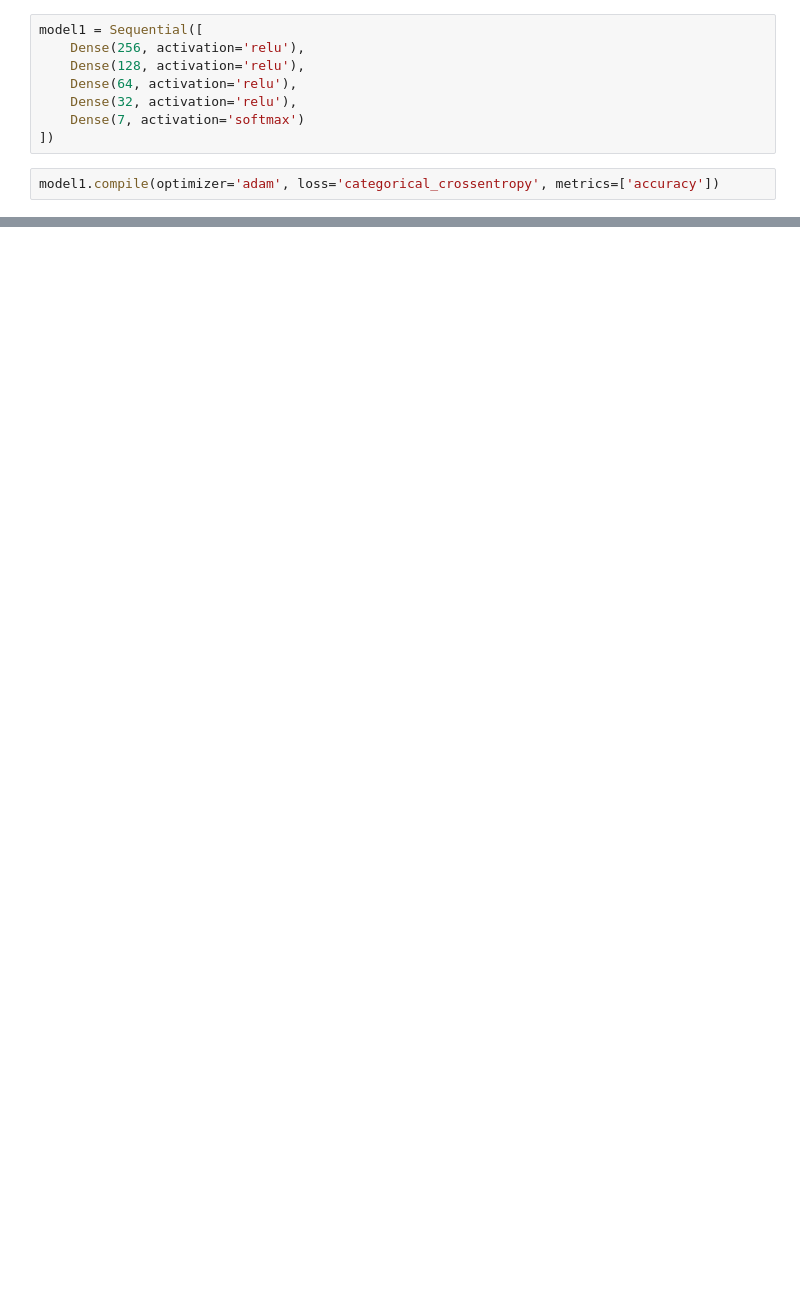
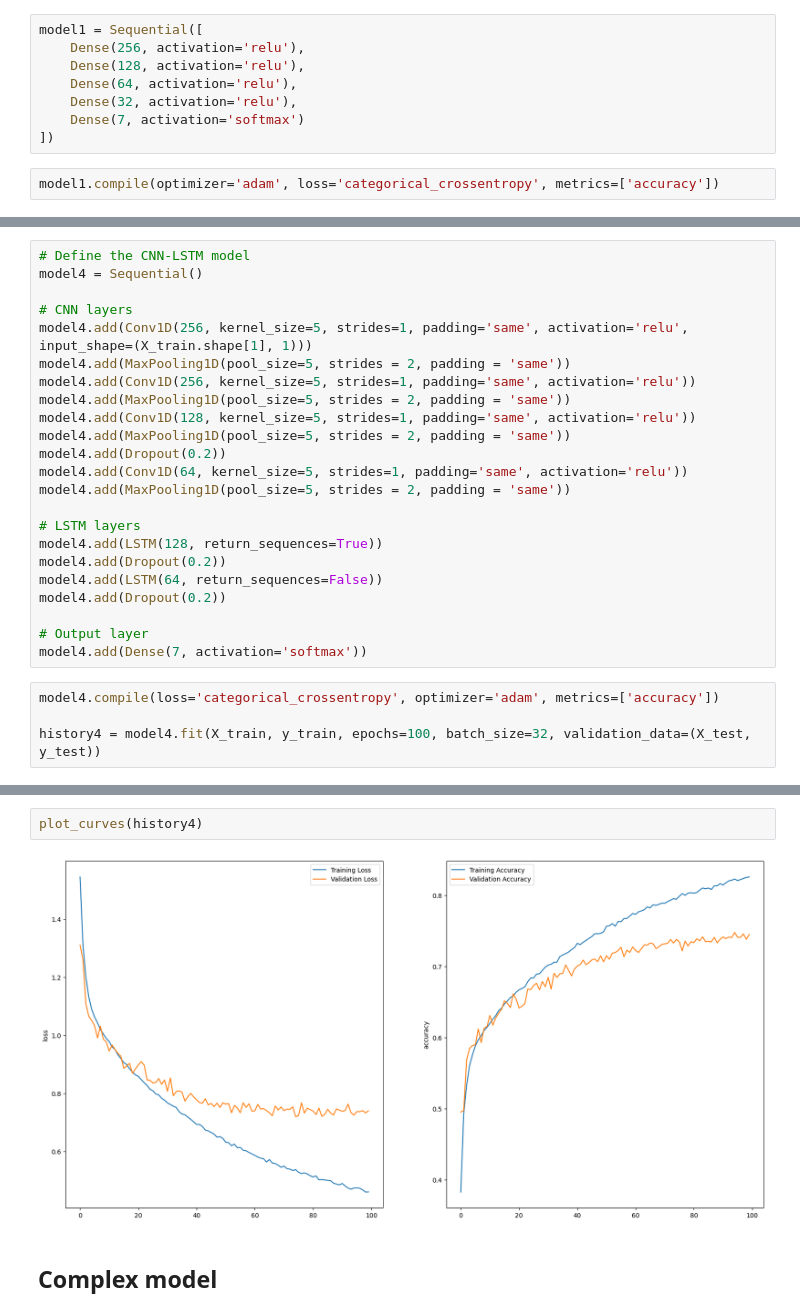
Before and after one commit to DevG06/Speech-Sentiment-Analysis, a Jupyter notebook: Speech_Sentiment_analysis.ipynb, the cells around one changed output, grey strips where cells are left out. Drawn from its saved outputs; the diff is of its cells as text; blank space fills up the shorter version.

```diff
--- a/Speech_Sentiment_analysis.ipynb
+++ b/Speech_Sentiment_analysis.ipynb
@@ -910,0 +926,27 @@ plt.show()
+# %%
+# Define the CNN-LSTM model
+model4 = Sequential()
+
+# CNN layers
+model4.add(Conv1D(256, kernel_size=5, strides=1, padding='same', activation='relu', input_shape=(X_train.shape[1], 1)))
+model4.add(MaxPooling1D(pool_size=5, strides = 2, padding = 'same'))
+model4.add(Conv1D(256, kernel_size=5, strides=1, padding='same', activation='relu'))
+model4.add(MaxPooling1D(pool_size=5, strides = 2, padding = 'same'))
+model4.add(Conv1D(128, kernel_size=5, strides=1, padding='same', activation='relu'))
+model4.add(MaxPooling1D(pool_size=5, strides = 2, padding = 'same'))
+model4.add(Dropout(0.2))
+model4.add(Conv1D(64, kernel_size=5, strides=1, padding='same', activation='relu'))
+model4.add(MaxPooling1D(pool_size=5, strides = 2, padding = 'same'))
+
+# LSTM layers
+model4.add(LSTM(128, return_sequences=True))
+model4.add(Dropout(0.2))
+model4.add(LSTM(64, return_sequences=False))
+model4.add(Dropout(0.2))
+
+# Output layer
+model4.add(Dense(7, activation='softmax'))
+# %%
+model4.compile(loss='categorical_crossentropy', optimizer='adam', metrics=['accuracy'])
+
+history4 = model4.fit(X_train, y_train, epochs=100, batch_size=32, validation_data=(X_test, y_test))
@@ -910,0 +978,6 @@ plt.show()
+# %%
+plot_curves(history4)
+# %% [output]
+[figure, added]
+# %% [markdown]
+## Complex model
```
Also changed, not shown: parts of 43 cells of this notebook.
